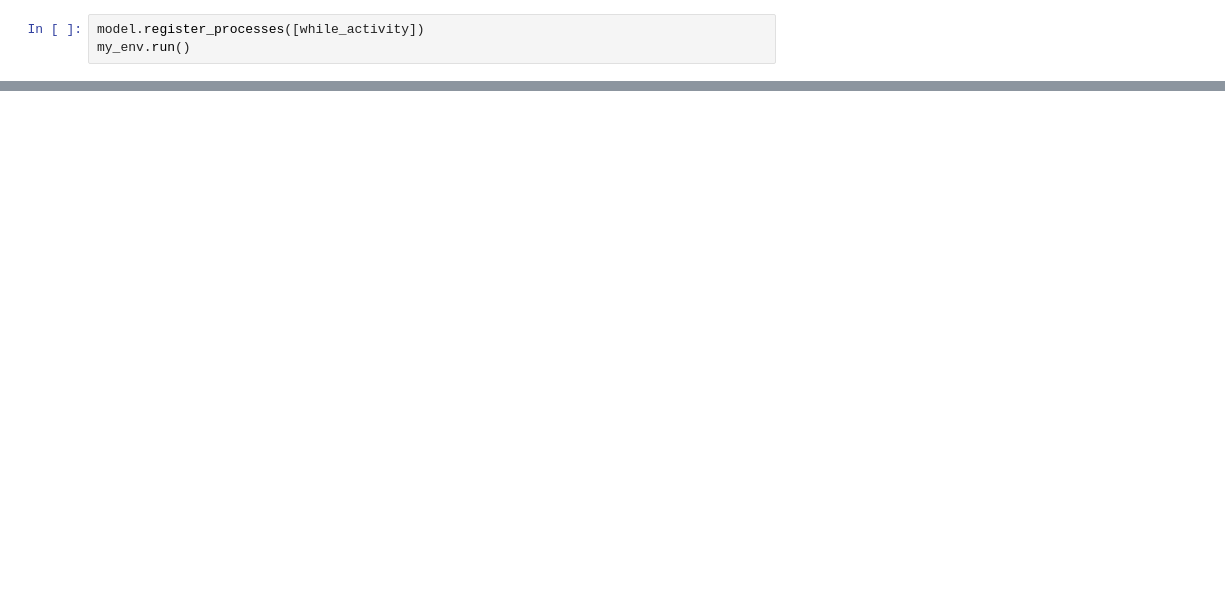
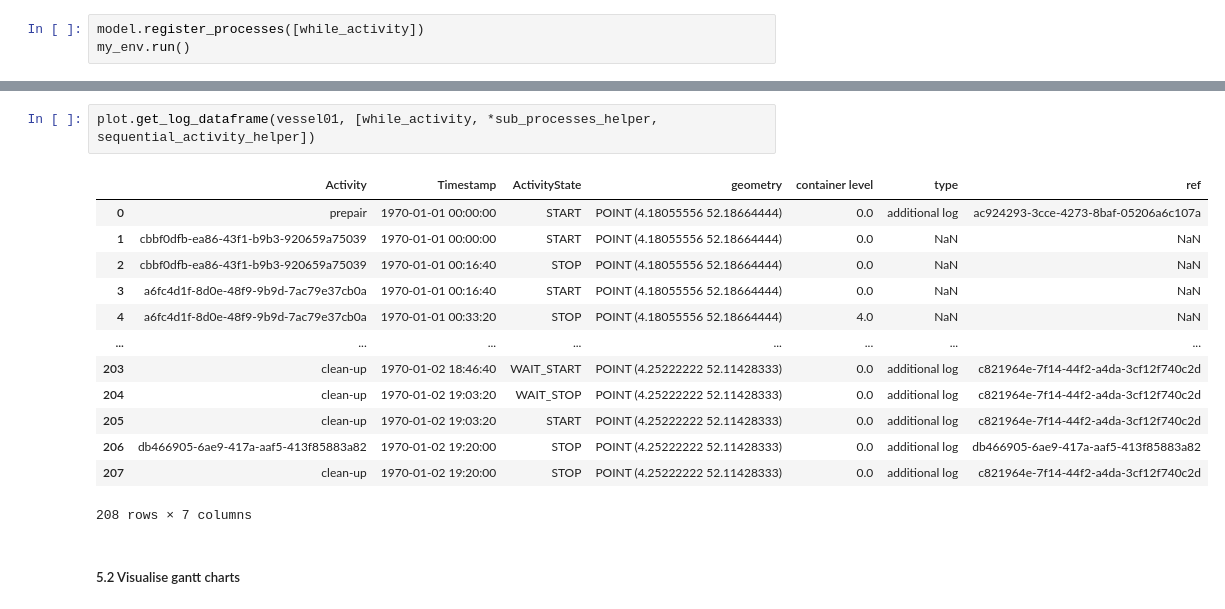
Before and after one commit to TUDelft-CITG/OpenCLSim, a Jupyter notebook: notebooks/23_Helper_process.ipynb, the cells around one changed output, grey strips where cells are left out. Saved outputs shown, nothing was run; the diff lists cells and outputs as text; blank space fills up the shorter version.

```diff
--- a/notebooks/23_Helper_process.ipynb
+++ b/notebooks/23_Helper_process.ipynb
@@ -218,0 +246,18 @@ plot.get_log_dataframe(hopper, [while_activity, *main_processes, main_process])
+# %%
+plot.get_log_dataframe(vessel01, [while_activity, *sub_processes_helper, sequential_activity_helper])
+# %% [output]
+|  | Activity | Timestamp | ActivityState | geometry | container level | type | ref |
+| 0 | prepair | 1970-01-01 00:00:00 | START | POINT (4.18055556 52.18664444) | 0.0 | additional log | ac924293-3cce-4273-8baf-05206a6c107a |
+| 1 | cbbf0dfb-ea86-43f1-b9b3-920659a75039 | 1970-01-01 00:00:00 | START | POINT (4.18055556 52.18664444) | 0.0 | NaN | NaN |
+| 2 | cbbf0dfb-ea86-43f1-b9b3-920659a75039 | 1970-01-01 00:16:40 | STOP | POINT (4.18055556 52.18664444) | 0.0 | NaN | NaN |
+| 3 | a6fc4d1f-8d0e-48f9-9b9d-7ac79e37cb0a | 1970-01-01 00:16:40 | START | POINT (4.18055556 52.18664444) | 0.0 | NaN | NaN |
+| 4 | a6fc4d1f-8d0e-48f9-9b9d-7ac79e37cb0a | 1970-01-01 00:33:20 | STOP | POINT (4.18055556 52.18664444) | 4.0 | NaN | NaN |
+| ... | ... | ... | ... | ... | ... | ... | ... |
+| 203 | clean-up | 1970-01-02 18:46:40 | WAIT_START | POINT (4.25222222 52.11428333) | 0.0 | additional log | c821964e-7f14-44f2-a4da-3cf12f740c2d |
+| 204 | clean-up | 1970-01-02 19:03:20 | WAIT_STOP | POINT (4.25222222 52.11428333) | 0.0 | additional log | c821964e-7f14-44f2-a4da-3cf12f740c2d |
+| 205 | clean-up | 1970-01-02 19:03:20 | START | POINT (4.25222222 52.11428333) | 0.0 | additional log | c821964e-7f14-44f2-a4da-3cf12f740c2d |
+| 206 | db466905-6ae9-417a-aaf5-413f85883a82 | 1970-01-02 19:20:00 | STOP | POINT (4.25222222 52.11428333) | 0.0 | additional log | db466905-6ae9-417a-aaf5-413f85883a82 |
+| 207 | clean-up | 1970-01-02 19:20:00 | STOP | POINT (4.25222222 52.11428333) | 0.0 | additional log | c821964e-7f14-44f2-a4da-3cf12f740c2d |
+208 rows × 7 columns
+# %% [markdown]
+##### 5.2 Visualise gantt charts
```
Also changed, not shown: parts of 25 cells of this notebook, 1 other file.
